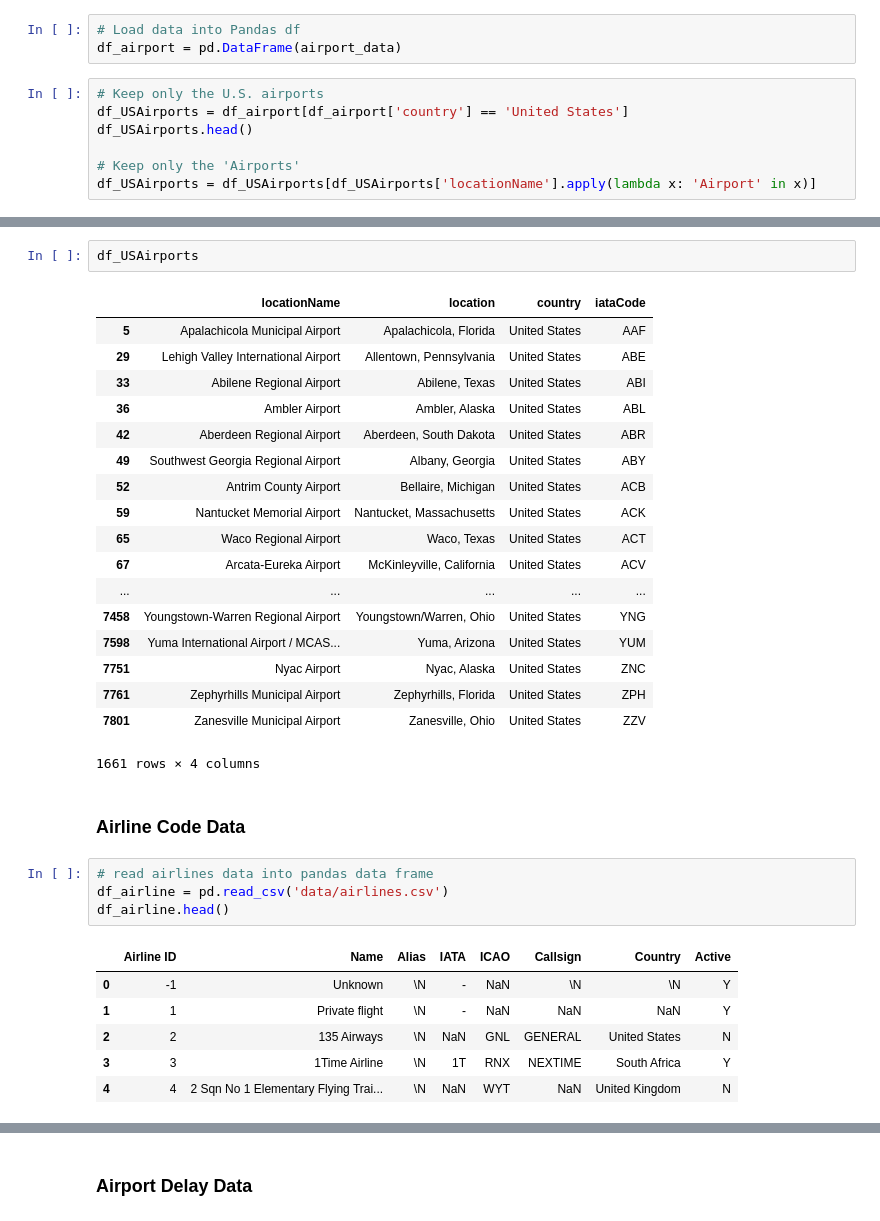
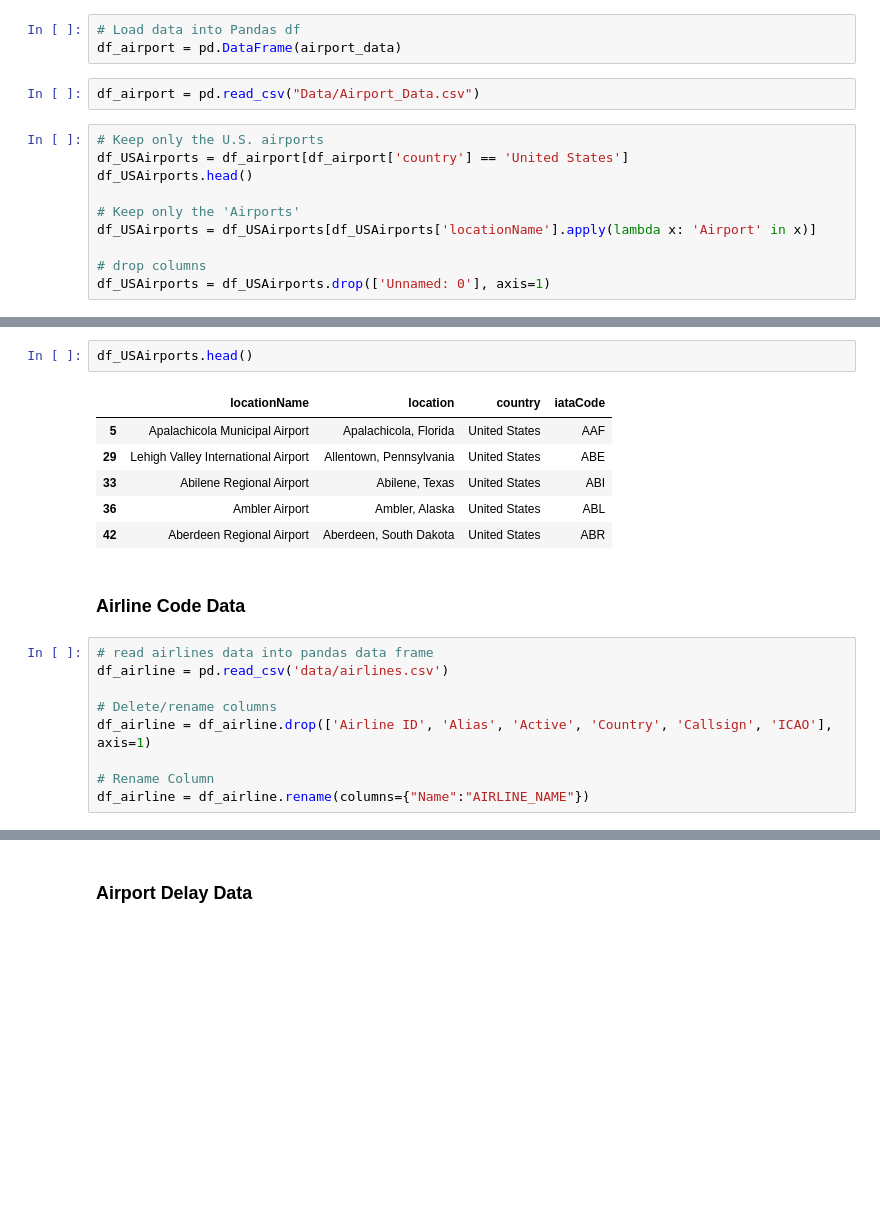
Before and after one commit to kokopuff503/coachella, a Jupyter notebook: Flight_Delay_Analysis.ipynb, the cells around one changed output, grey strips where cells are left out. Cells and saved outputs as stored; diff of their text form; blank space fills up the shorter version.

```diff
--- a/Flight_Delay_Analysis.ipynb
+++ b/Flight_Delay_Analysis.ipynb
@@ -56,6 +56,8 @@ airport_data
 # %%
 # Load data into Pandas df
 df_airport = pd.DataFrame(airport_data)
+# %%
+df_airport = pd.read_csv("Data/Airport_Data.csv")
 # %%
 # Keep only the U.S. airports
 df_USAirports = df_airport[df_airport['country'] == 'United States']
@@ -63,3 +65,6 @@ df_USAirports.head()
 
 # Keep only the 'Airports'
 df_USAirports = df_USAirports[df_USAirports['locationName'].apply(lambda x: 'Airport' in x)]
+
+# drop columns
+df_USAirports = df_USAirports.drop(['Unnamed: 0'], axis=1)
@@ -79,34 +71,20 @@ df_USAirports[df_USAirports['location'] == 'Los Angeles, California']
 # %%
-df_USAirports
+df_USAirports.head()
 # %% [output]
 |  | locationName | location | country | iataCode |
 | 5 | Apalachicola Municipal Airport | Apalachicola, Florida | United States | AAF |
 | 29 | Lehigh Valley International Airport | Allentown, Pennsylvania | United States | ABE |
 | 33 | Abilene Regional Airport | Abilene, Texas | United States | ABI |
 | 36 | Ambler Airport | Ambler, Alaska | United States | ABL |
 | 42 | Aberdeen Regional Airport | Aberdeen, South Dakota | United States | ABR |
-| 49 | Southwest Georgia Regional Airport | Albany, Georgia | United States | ABY |
-| 52 | Antrim County Airport | Bellaire, Michigan | United States | ACB |
-| 59 | Nantucket Memorial Airport | Nantucket, Massachusetts | United States | ACK |
-| 65 | Waco Regional Airport | Waco, Texas | United States | ACT |
-| 67 | Arcata-Eureka Airport | McKinleyville, California | United States | ACV |
-| ... | ... | ... | ... | ... |
-| 7458 | Youngstown-Warren Regional Airport | Youngstown/Warren, Ohio | United States | YNG |
-| 7598 | Yuma International Airport / MCAS... | Yuma, Arizona | United States | YUM |
-| 7751 | Nyac Airport | Nyac, Alaska | United States | ZNC |
-| 7761 | Zephyrhills Municipal Airport | Zephyrhills, Florida | United States | ZPH |
-| 7801 | Zanesville Municipal Airport | Zanesville, Ohio | United States | ZZV |
-1661 rows × 4 columns
 # %% [markdown]
 ### Airline Code Data
 # %%
 # read airlines data into pandas data frame
 df_airline = pd.read_csv('data/airlines.csv')
-df_airline.head()
+
+# Delete/rename columns
+df_airline = df_airline.drop(['Airline ID', 'Alias', 'Active', 'Country', 'Callsign', 'ICAO'], axis=1)
+
+# Rename Column
+df_airline = df_airline.rename(columns={"Name":"AIRLINE_NAME"})
-# %% [output]
-|  | Airline ID | Name | Alias | IATA | ICAO | Callsign | Country | Active |
-| 0 | -1 | Unknown | \N | - | NaN | \N | \N | Y |
-| 1 | 1 | Private flight | \N | - | NaN | NaN | NaN | Y |
-| 2 | 2 | 135 Airways | \N | NaN | GNL | GENERAL | United States | N |
-| 3 | 3 | 1Time Airline | \N | 1T | RNX | NEXTIME | South Africa | Y |
-| 4 | 4 | 2 Sqn No 1 Elementary Flying Trai... | \N | NaN | WYT | NaN | United Kingdom | N |
```
Also changed, not shown: parts of 27 cells of this notebook.
